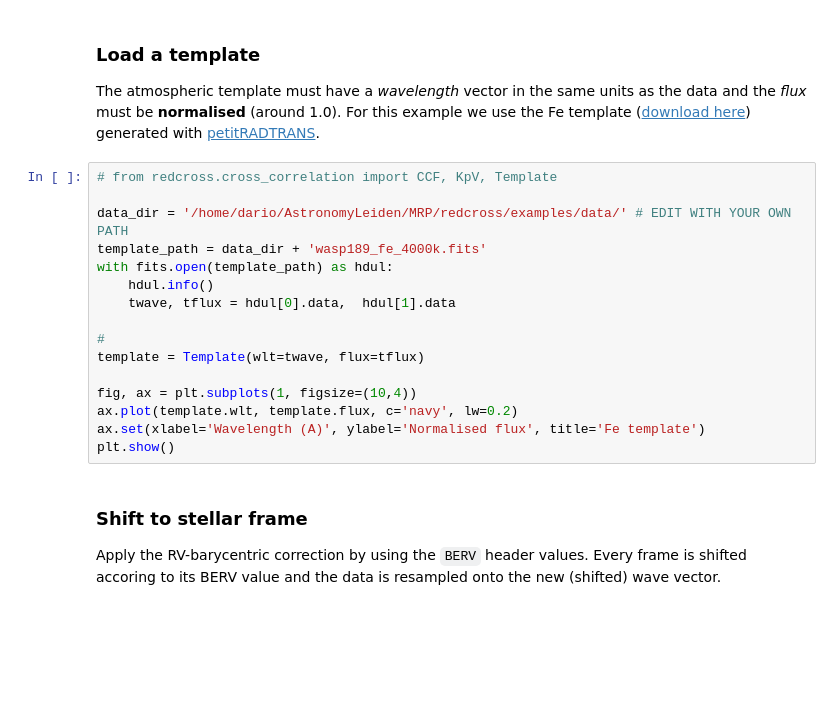
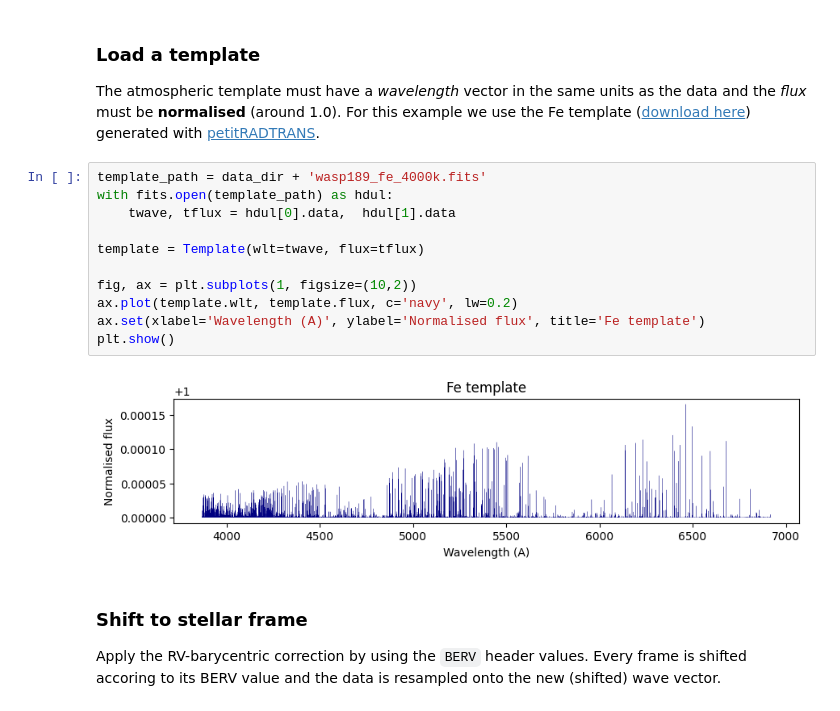
Before and after one commit to DGonzalezPicos/redcross, a Jupyter notebook: docs/source/notebooks/init_datacube.ipynb, the cells around one changed output. Saved outputs shown, nothing was run; the diff lists cells and outputs as text; blank space fills up the shorter version.

```diff
--- a/docs/source/notebooks/init_datacube.ipynb
+++ b/docs/source/notebooks/init_datacube.ipynb
@@ -90,21 +96,18 @@ where $i$ = 1,.., nFrame and $j$ = min(RV),.., max(RV) and $\sigma_i$ is the noi
 ### Load a template
 The atmospheric template must have a *wavelength* vector in the same units as the data and the *flux* must be **normalised** (around 1.0). For this example we use the Fe template ([download here](https://github.com/DGonzalezPicos/redcross/blob/main/examples/data/wasp189_fe_4000k.fits)) generated with [petitRADTRANS](https://petitradtrans.readthedocs.io/en/latest/index.html).
 # %%
-# from redcross.cross_correlation import CCF, KpV, Template
-
-data_dir = '/home/dario/AstronomyLeiden/MRP/redcross/examples/data/' # EDIT WITH YOUR OWN PATH
 template_path = data_dir + 'wasp189_fe_4000k.fits'
 with fits.open(template_path) as hdul:
-    hdul.info()
     twave, tflux = hdul[0].data,  hdul[1].data
 
-#
 template = Template(wlt=twave, flux=tflux)
 
-fig, ax = plt.subplots(1, figsize=(10,4))
+fig, ax = plt.subplots(1, figsize=(10,2))
 ax.plot(template.wlt, template.flux, c='navy', lw=0.2)
 ax.set(xlabel='Wavelength (A)', ylabel='Normalised flux', title='Fe template')
 plt.show()
+# %% [output]
+[figure, added]
 # %% [markdown]
 ### Shift to stellar frame
 Apply the RV-barycentric correction by using the `BERV` header values. Every frame is shifted accoring to its BERV value and the data is resampled onto the new (shifted) wave vector.
```
Also changed, not shown: parts of 14 cells of this notebook, 4 other files.
